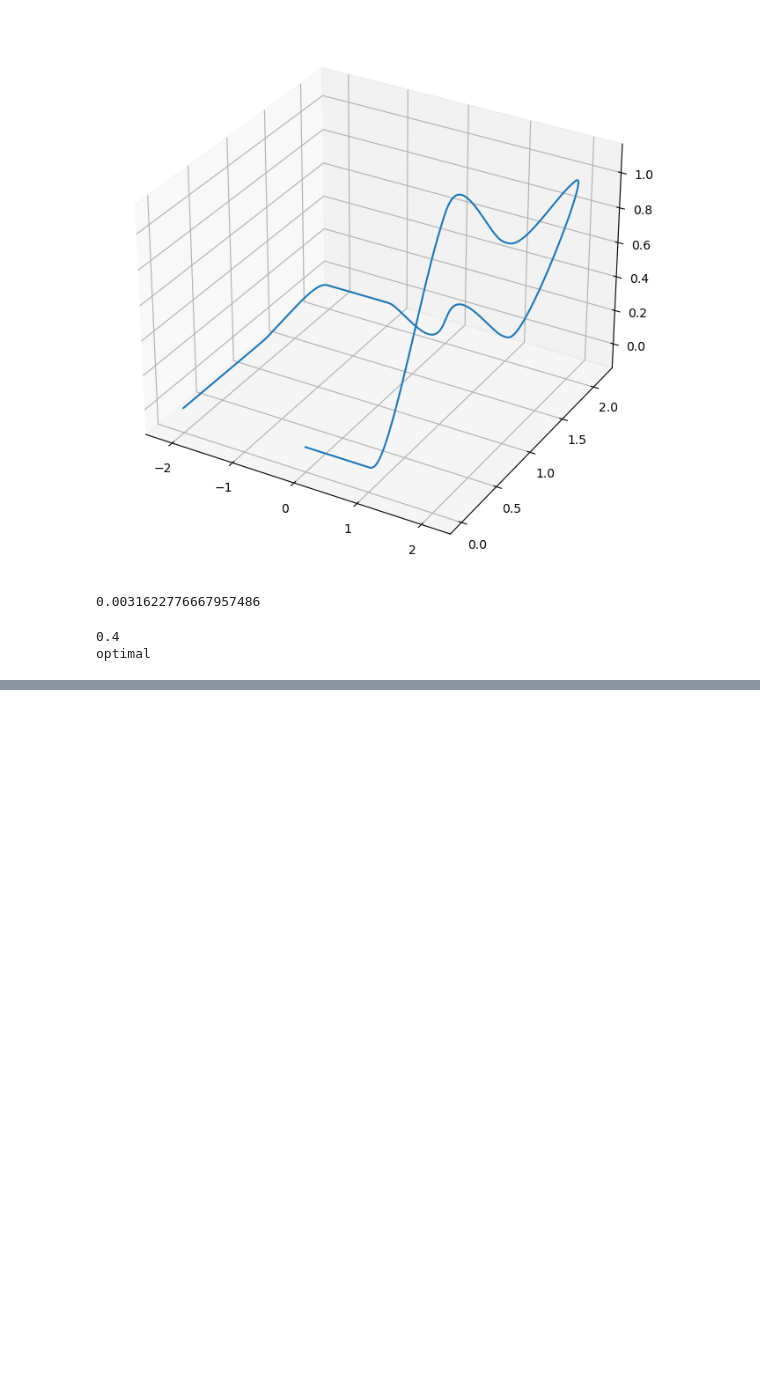
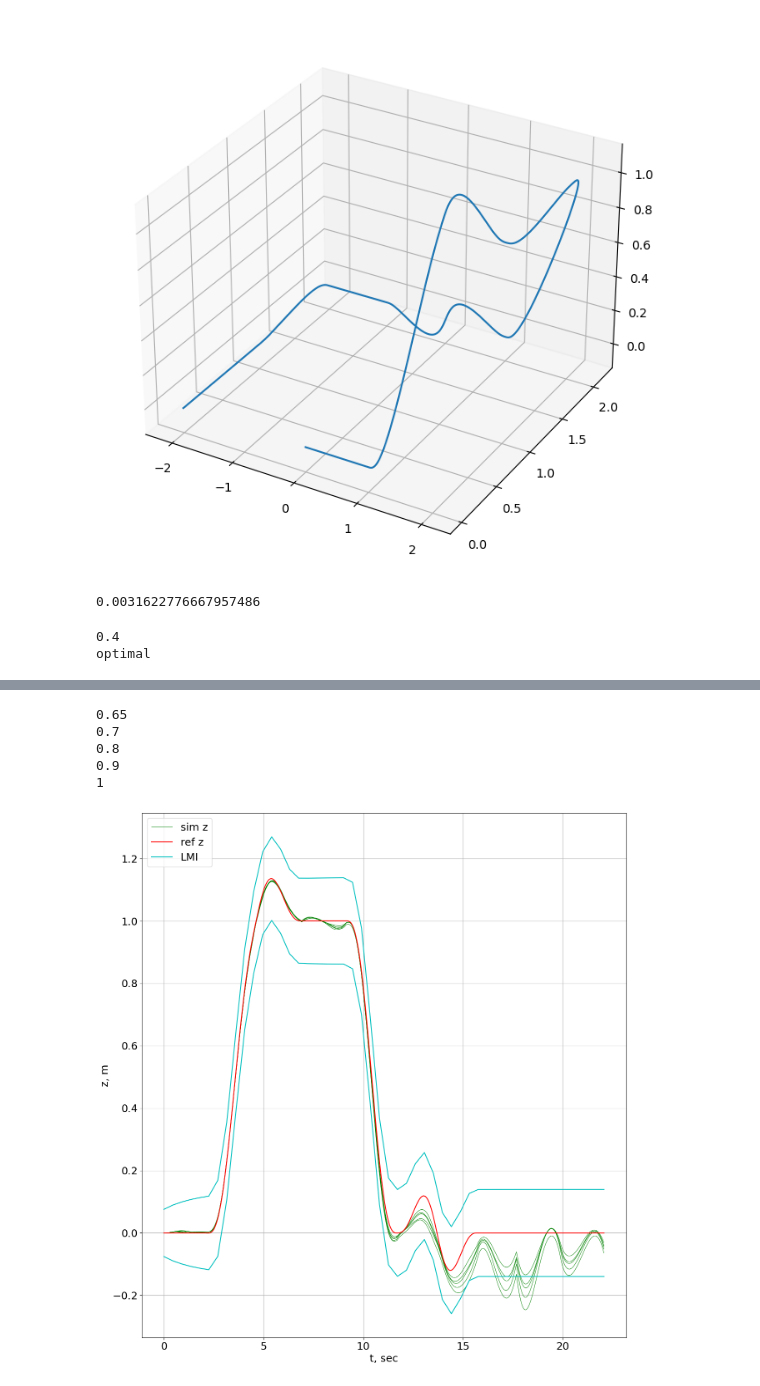
Before and after one commit to melodylylin/lie-dynamics, a Jupyter notebook: 3d_example.ipynb, the cells around one changed output, grey strips where cells are left out. Saved outputs shown, nothing was run; the diff lists cells and outputs as text; code cells hidden in the pictures; blank space fills up the shorter version.

```diff
--- a/3d_example.ipynb
+++ b/3d_example.ipynb
@@ -175,11 +215,11 @@ No artists with labels found to put in legend.  Note that artists whose label st
 # %%
 # calculte bound along time (small disturbance case)
-n = 50
+n_time = 50
 T0_list = ref['T0']
 T = np.cumsum(T0_list)
-t_vect = np.linspace(1e-5,np.cumsum(T0_list)[-1],n)
-bound_s = np.zeros((6,n))
-for i in range(0,n):
+t_vect = np.linspace(1e-5,np.cumsum(T0_list)[-1],n_time)
+bound_s = np.zeros((6,n_time))
+for i in range(0,n_time):
     for k in range(T.shape[0]):
         if k==0 and t_vect[i] <= T[k]:
             traj_x = np.array(bezier6['bezier6_traj'](t_vect[i], ref['T0'][k], Px[k])).T
@@ -213,0 +243,10 @@ plt.legend(loc=2)
+# %%
+f = [0.65,0.7,0.8,0.9,1]
+plot_timehis(f, ref, w1, w2, bound_s, n_time)
+# %% [output]
+0.65
+0.7
+0.8
+0.9
+1
+[figure, added]
```
Also changed, not shown: parts of 7 cells of this notebook, 4 other files.
